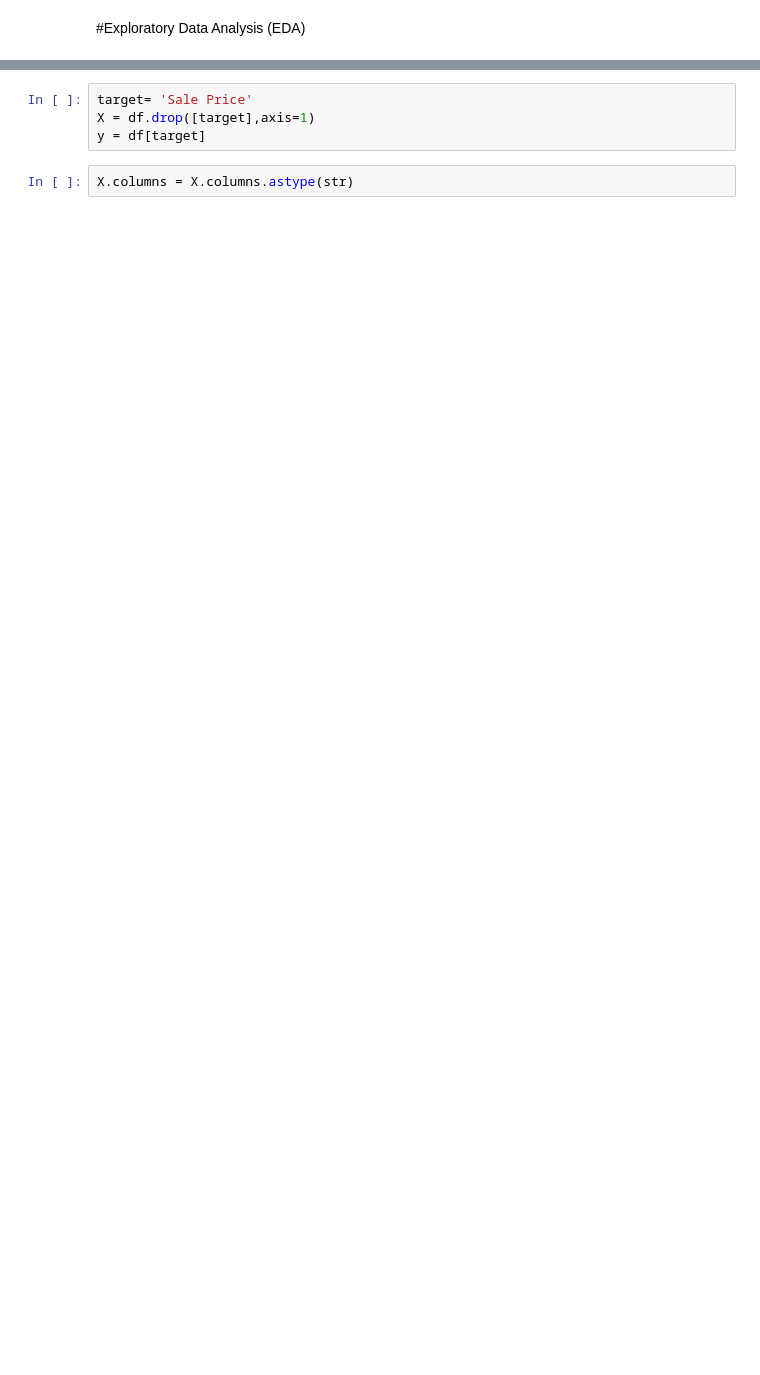
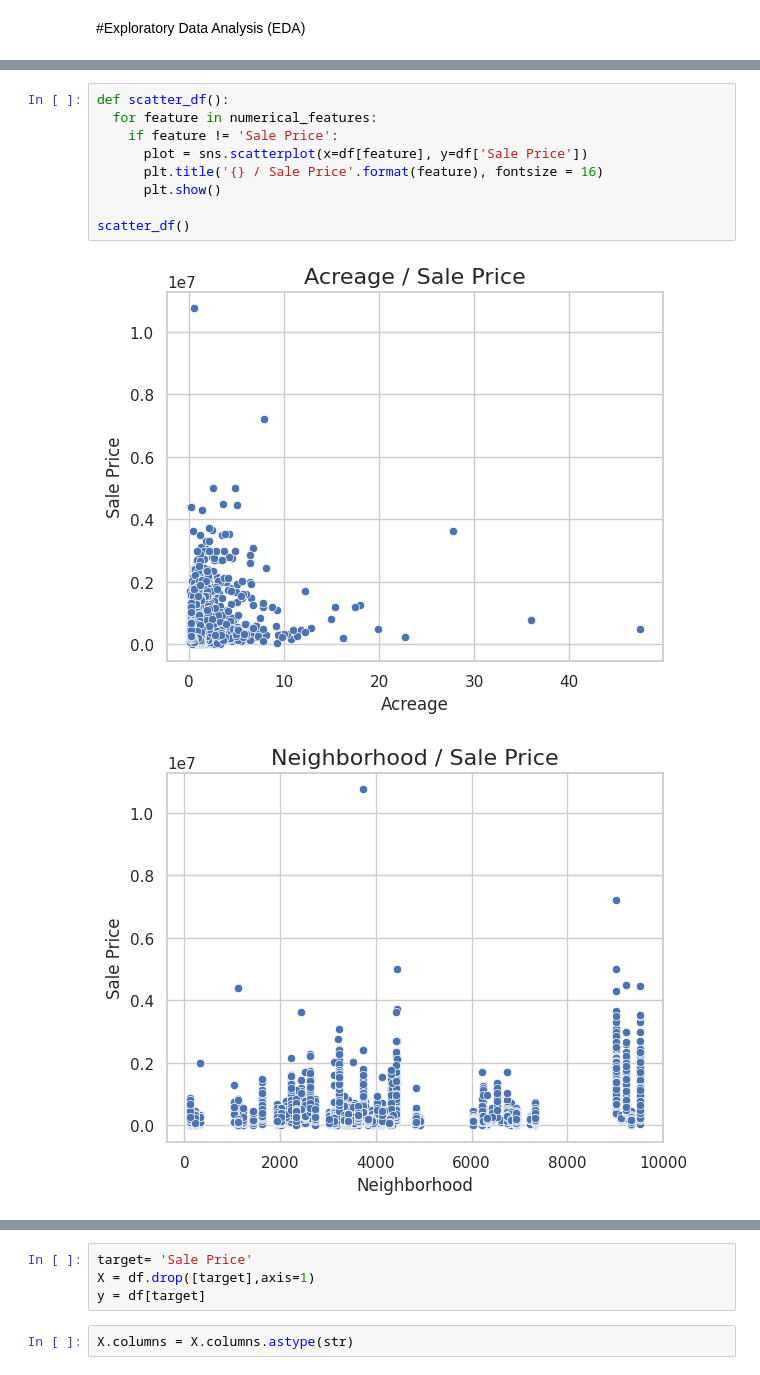
Before and after one commit to nanda1296/Predictive-Analytics-for-Real-Estate, a Jupyter notebook: Project_Group_A13.ipynb, the cells around one changed output, grey strips where cells are left out. Saved outputs shown, nothing was run; the diff lists cells and outputs as text; blank space fills up the shorter version.

```diff
--- a/Project_Group_A13.ipynb
+++ b/Project_Group_A13.ipynb
@@ -228,0 +225,12 @@ Kurtosis of the Sale Price:  104.4372869779756
+# %%
+def scatter_df():
+  for feature in numerical_features:
+    if feature != 'Sale Price':
+      plot = sns.scatterplot(x=df[feature], y=df['Sale Price'])
+      plt.title('{} / Sale Price'.format(feature), fontsize = 16)
+      plt.show()
+
+scatter_df()
+# %% [output]
+[figure, added]
+[figure, added]
```
Also changed, not shown: parts of 34 cells of this notebook.
